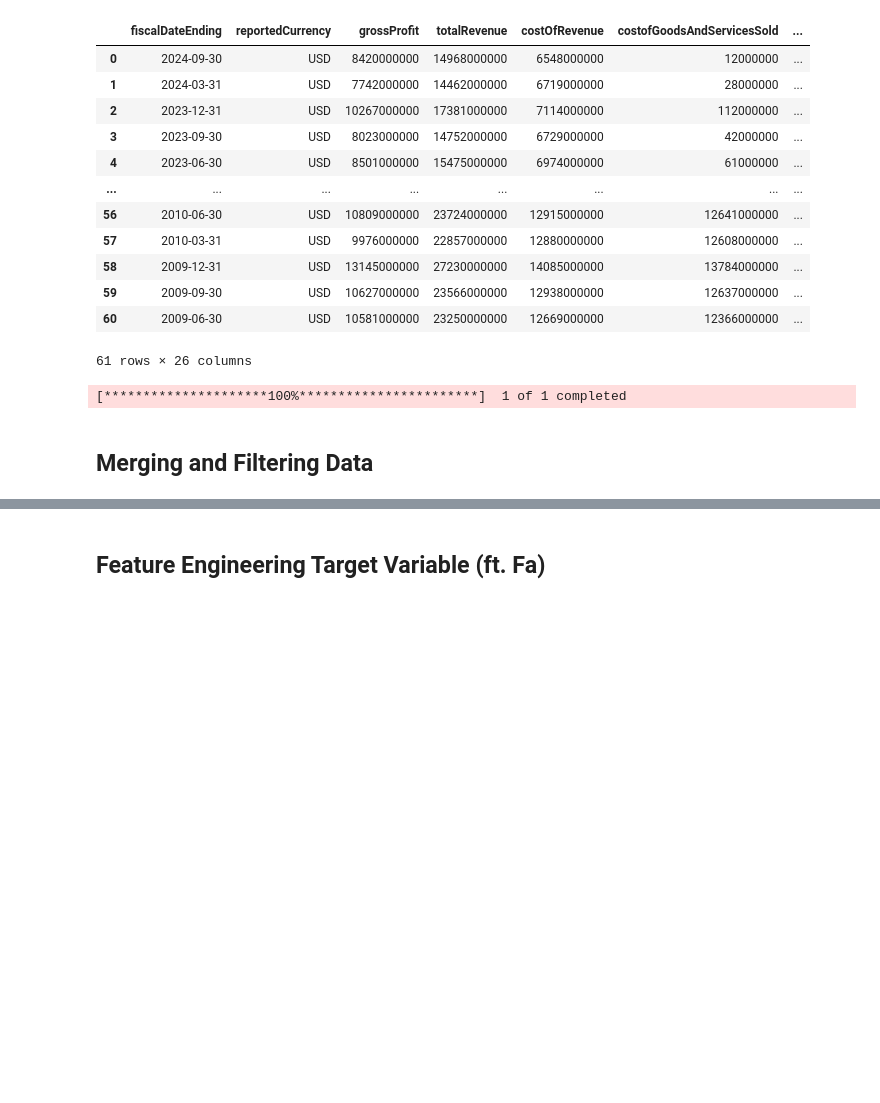
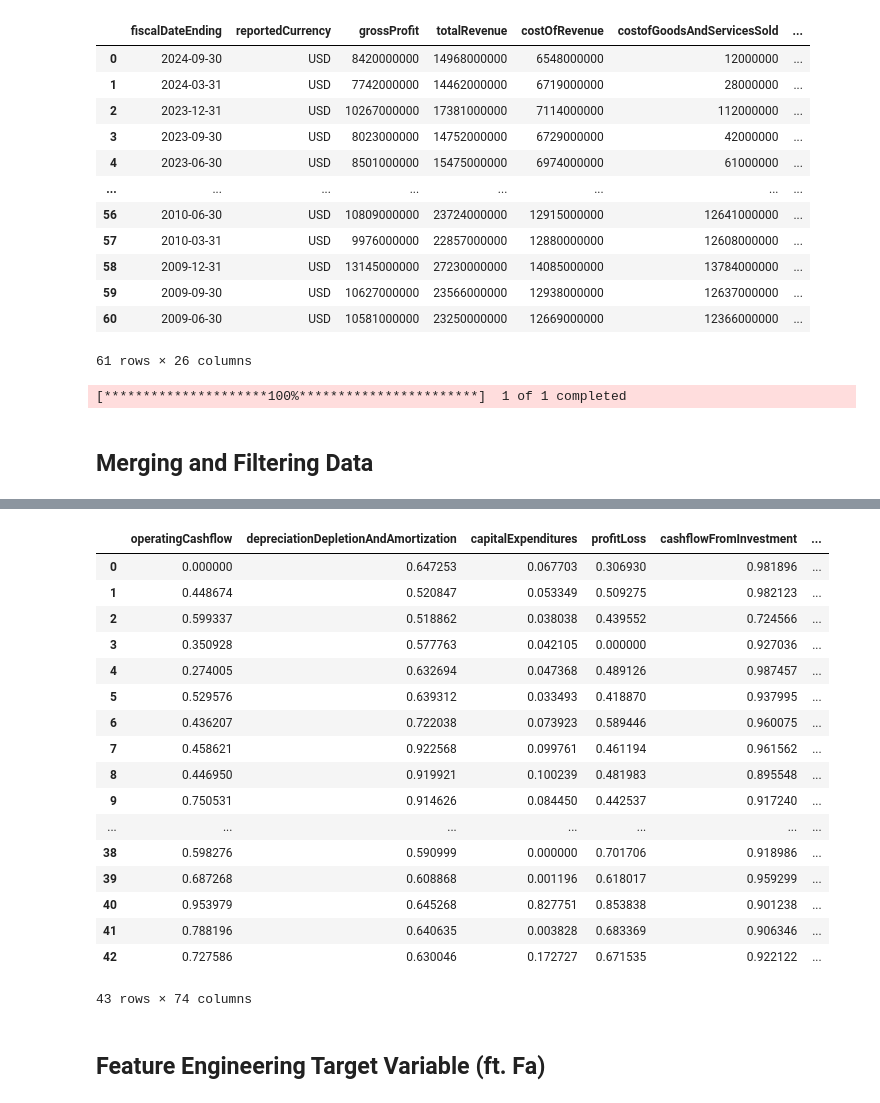
Before and after one commit to AL-DN/IntelligentTrader, a Jupyter notebook: EarningsReportJunkieNoteBk.ipynb, the cells around one changed output, grey strips where cells are left out. Drawn from its saved outputs; the diff is of its cells as text; code cells hidden in the pictures; blank space fills up the shorter version.

```diff
--- a/EarningsReportJunkieNoteBk.ipynb
+++ b/EarningsReportJunkieNoteBk.ipynb
@@ -324,6 +224,37 @@ total_report = total_report.replace(['None','NaN'],0)
 
 # prepares total report to report
 total_report = total_report.apply(pd.to_numeric)
+# %%
+from sklearn.preprocessing import MinMaxScaler
+
+# Initialize the scaler
+scaler = MinMaxScaler()
+
+# Normalize each column independently
+scaled_total_report= scaler.fit_transform(total_report)
+
+# Convert back to a DataFrame (optional)
+scaled_total_report = pd.DataFrame(scaled_total_report, columns=total_report.columns)
+scaled_total_report
+# %% [output]
+|  | operatingCashflow | depreciationDepletionAndAmortization | capitalExpenditures | profitLoss | cashflowFromInvestment | ... |
+| 0 | 0.000000 | 0.647253 | 0.067703 | 0.306930 | 0.981896 | ... |
+| 1 | 0.448674 | 0.520847 | 0.053349 | 0.509275 | 0.982123 | ... |
+| 2 | 0.599337 | 0.518862 | 0.038038 | 0.439552 | 0.724566 | ... |
+| 3 | 0.350928 | 0.577763 | 0.042105 | 0.000000 | 0.927036 | ... |
+| 4 | 0.274005 | 0.632694 | 0.047368 | 0.489126 | 0.987457 | ... |
+| 5 | 0.529576 | 0.639312 | 0.033493 | 0.418870 | 0.937995 | ... |
+| 6 | 0.436207 | 0.722038 | 0.073923 | 0.589446 | 0.960075 | ... |
+| 7 | 0.458621 | 0.922568 | 0.099761 | 0.461194 | 0.961562 | ... |
+| 8 | 0.446950 | 0.919921 | 0.100239 | 0.481983 | 0.895548 | ... |
+| 9 | 0.750531 | 0.914626 | 0.084450 | 0.442537 | 0.917240 | ... |
+| ... | ... | ... | ... | ... | ... | ... |
+| 38 | 0.598276 | 0.590999 | 0.000000 | 0.701706 | 0.918986 | ... |
+| 39 | 0.687268 | 0.608868 | 0.001196 | 0.618017 | 0.959299 | ... |
+| 40 | 0.953979 | 0.645268 | 0.827751 | 0.853838 | 0.901238 | ... |
+| 41 | 0.788196 | 0.640635 | 0.003828 | 0.683369 | 0.906346 | ... |
+| 42 | 0.727586 | 0.630046 | 0.172727 | 0.671535 | 0.922122 | ... |
+43 rows × 74 columns
 # %% [markdown]
 ## Feature Engineering Target Variable (ft. Fa)
 # %%
```
Also changed, not shown: parts of 19 cells of this notebook.
